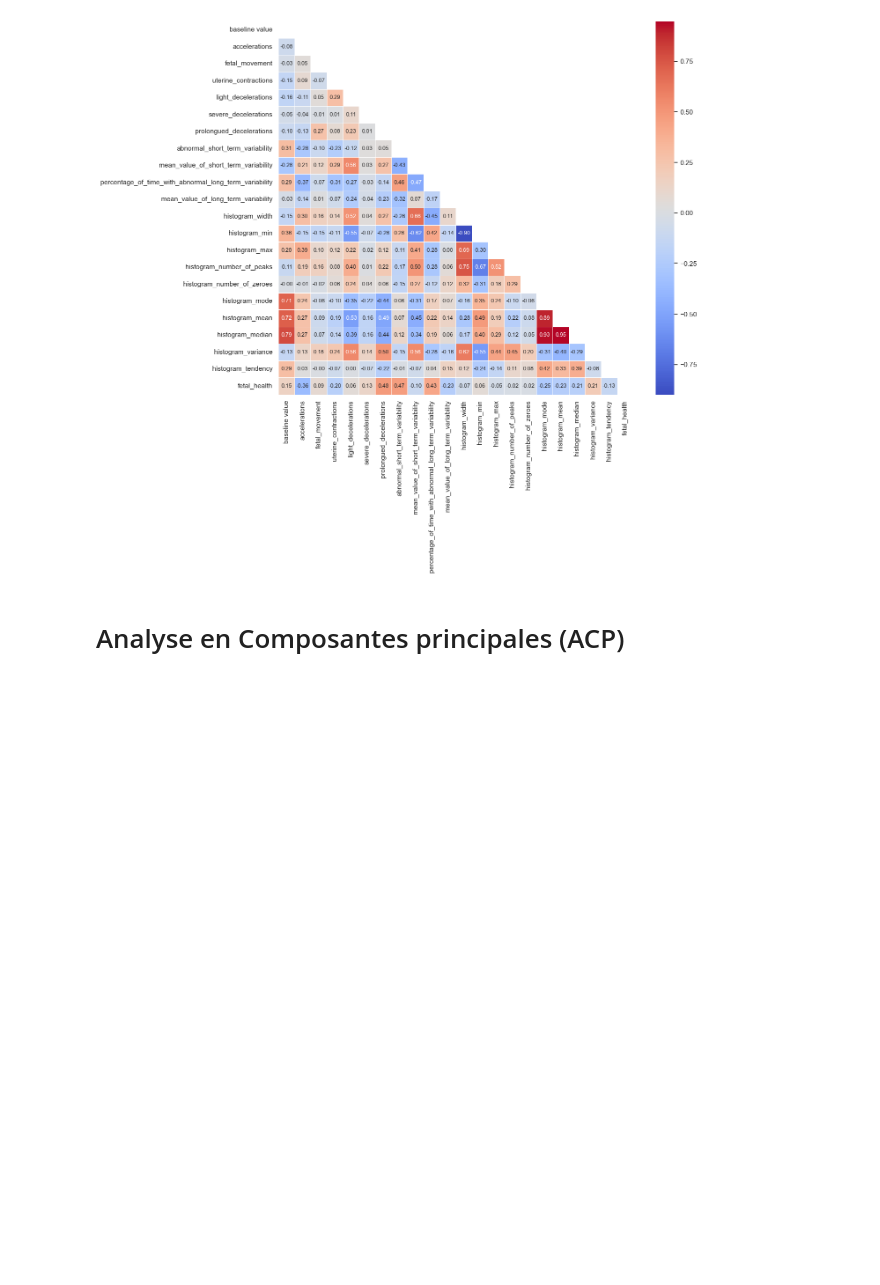
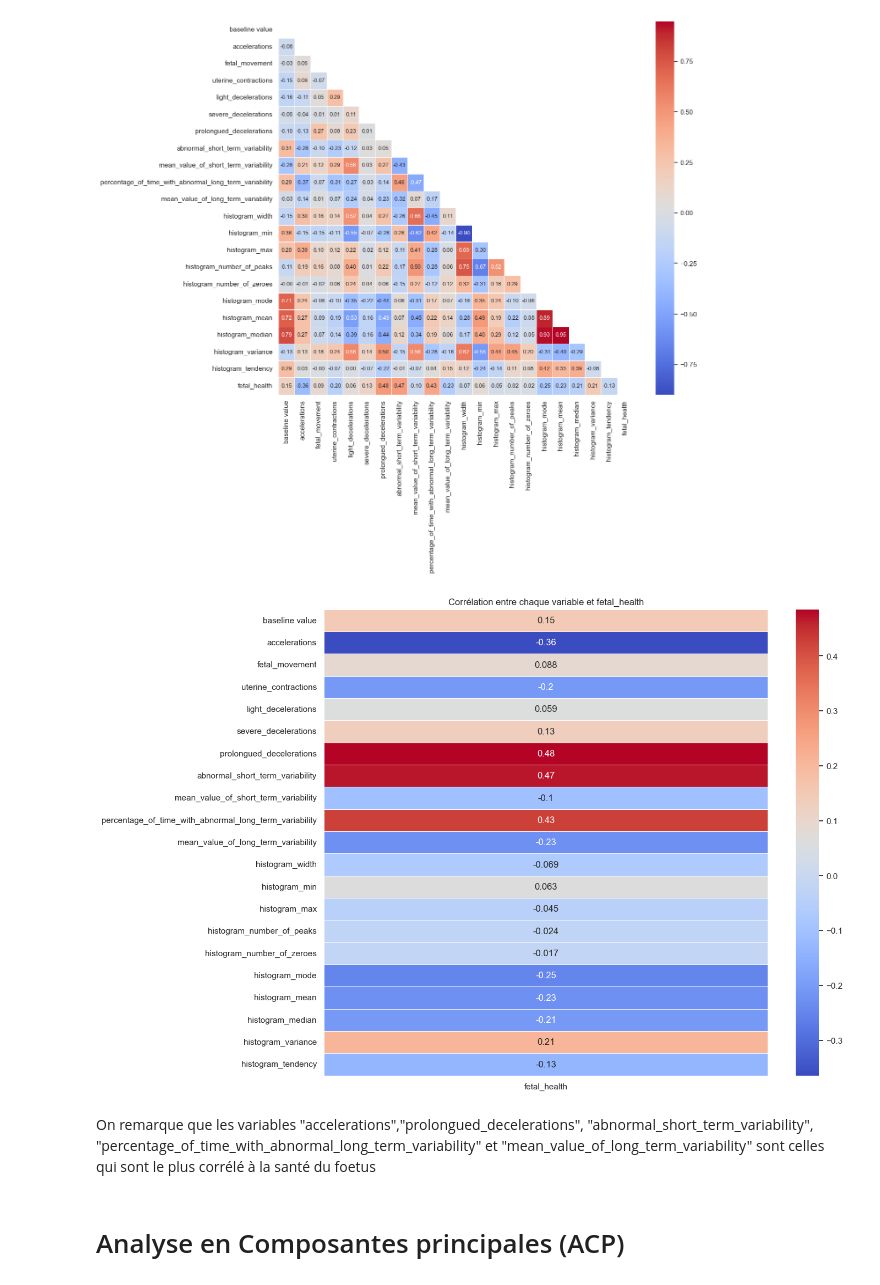
Before and after one commit to smanchajm/SY09-Fetal-Health-Prediction, a Jupyter notebook: projet_sy09.ipynb, the cells around one changed output. Saved outputs shown, nothing was run; the diff lists cells and outputs as text; code cells hidden in the pictures; blank space fills up the shorter version.

Commit message:
étude de la corrélation des variables avec fetal-health

```diff
--- a/projet_sy09.ipynb
+++ b/projet_sy09.ipynb
@@ -222,6 +272,25 @@ sns.heatmap(corr, mask=mask, cmap='coolwarm', linewidths=0.5, annot=True, annot_
 plt.show()
 # %% [output]
 [figure]
+# %%
+
+
+correlation_data = data.corr()['fetal_health']
+
+# Créez un DataFrame à partir de la série de corrélation
+correlation_df = pd.DataFrame(correlation_data)
+correlation_df = correlation_df.drop('fetal_health')
+
+# Tracez la heatmap de la corrélation
+plt.figure(figsize=(13, 11))
+plt.grid(False)
+sns.heatmap(correlation_df, cmap='coolwarm', linewidths=0.5, annot=True)
+plt.title('Corrélation entre chaque variable et fetal_health')
+plt.show()
+# %% [output]
+[figure, added]
+# %% [markdown]
+On remarque que les variables "accelerations","prolongued_decelerations", "abnormal_short_term_variability", "percentage_of_time_with_abnormal_long_term_variability" et "mean_value_of_long_term_variability" sont celles qui sont le plus corrélé  à la santé du foetus
 # %% [markdown]
 # Analyse en Composantes principales (ACP)
 # %% [markdown]
```
Also changed, not shown: parts of 10 cells of this notebook.
